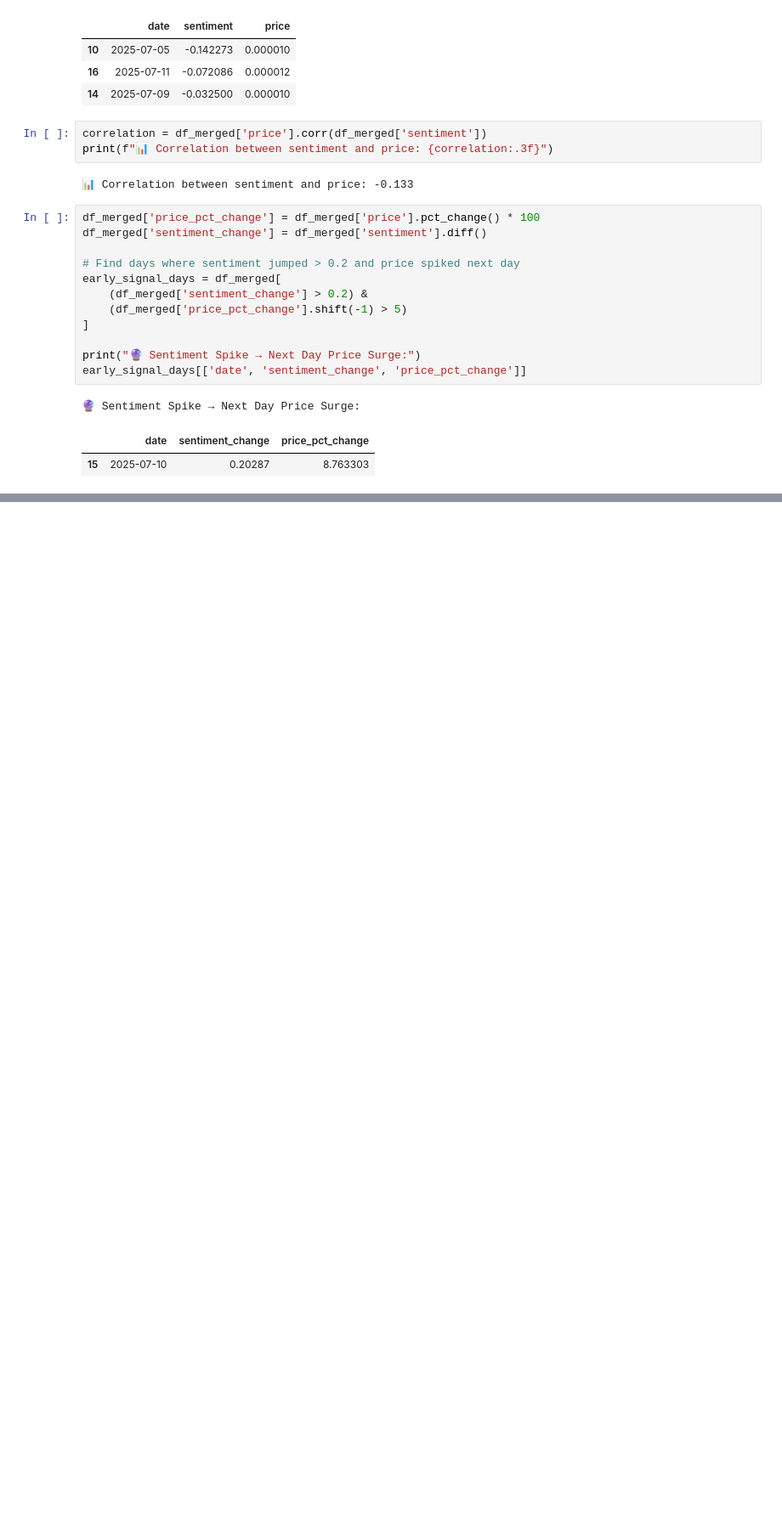
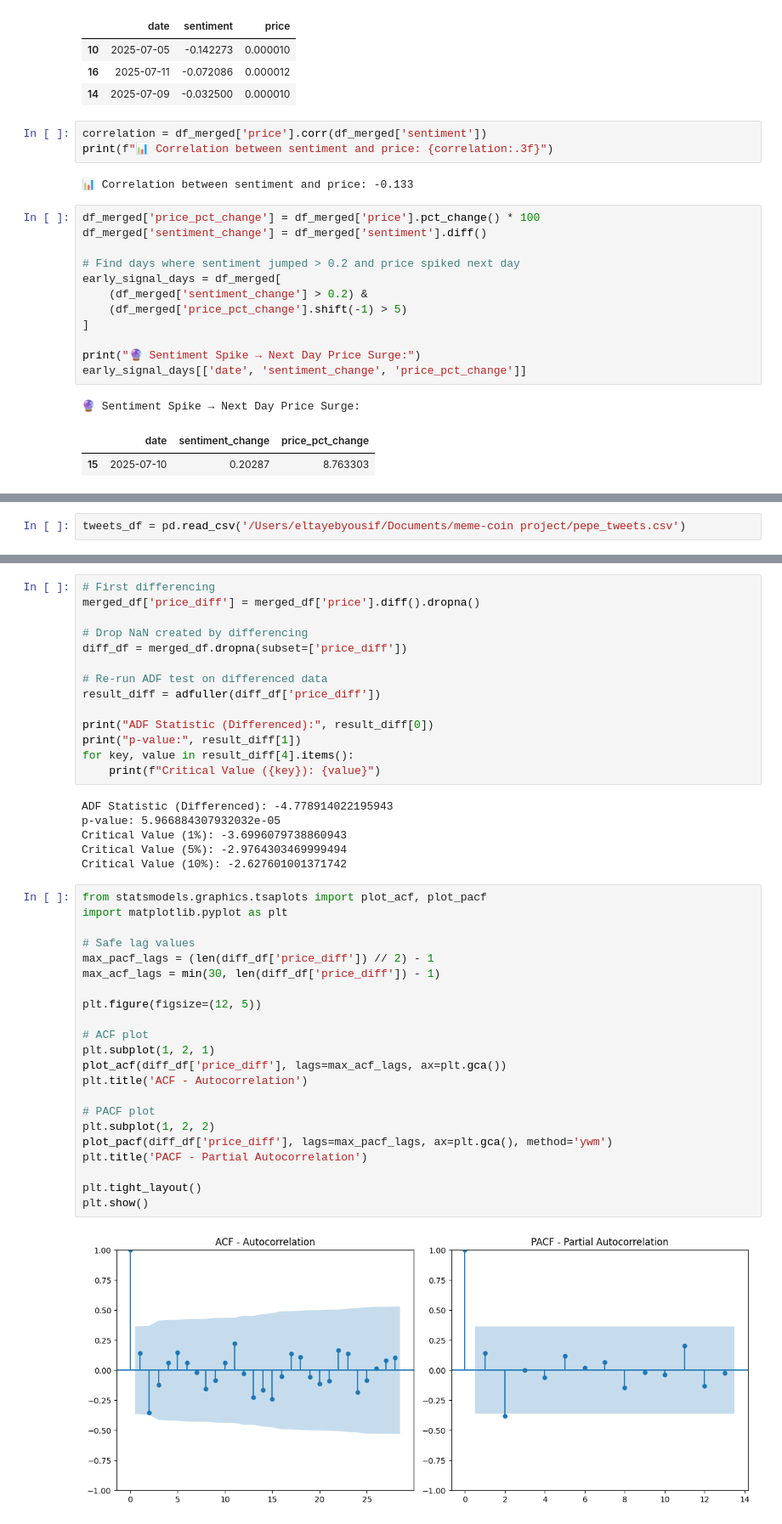
Before and after one commit to eayousif1/meme-coin-analysis, a Jupyter notebook: notebooks/pepe_price_chart.ipynb.ipynb, the cells around one changed output, grey strips where cells are left out. Shown at 85% size. Saved outputs shown, nothing was run; the diff lists cells and outputs as text; blank space fills up the shorter version.

```diff
--- a/notebooks/pepe_price_chart.ipynb.ipynb
+++ b/notebooks/pepe_price_chart.ipynb.ipynb
@@ -241,0 +331,2 @@ early_signal_days[['date', 'sentiment_change', 'price_pct_change']]
+# %%
+tweets_df = pd.read_csv('/Users/eltayebyousif/Documents/meme-coin project/pepe_tweets.csv')
@@ -241,0 +490,44 @@ early_signal_days[['date', 'sentiment_change', 'price_pct_change']]
+# %%
+# First differencing
+merged_df['price_diff'] = merged_df['price'].diff().dropna()
+
+# Drop NaN created by differencing
+diff_df = merged_df.dropna(subset=['price_diff'])
+
+# Re-run ADF test on differenced data
+result_diff = adfuller(diff_df['price_diff'])
+
+print("ADF Statistic (Differenced):", result_diff[0])
+print("p-value:", result_diff[1])
+for key, value in result_diff[4].items():
+    print(f"Critical Value ({key}): {value}")
+# %% [output]
+ADF Statistic (Differenced): -4.778914022195943
+p-value: 5.966884307932032e-05
+Critical Value (1%): -3.6996079738860943
+Critical Value (5%): -2.9764303469999494
+Critical Value (10%): -2.627601001371742
+# %%
+from statsmodels.graphics.tsaplots import plot_acf, plot_pacf
+import matplotlib.pyplot as plt
+
+# Safe lag values
+max_pacf_lags = (len(diff_df['price_diff']) // 2) - 1
+max_acf_lags = min(30, len(diff_df['price_diff']) - 1)
+
+plt.figure(figsize=(12, 5))
+
+# ACF plot
+plt.subplot(1, 2, 1)
+plot_acf(diff_df['price_diff'], lags=max_acf_lags, ax=plt.gca())
+plt.title('ACF - Autocorrelation')
+
+# PACF plot
+plt.subplot(1, 2, 2)
+plot_pacf(diff_df['price_diff'], lags=max_pacf_lags, ax=plt.gca(), method='ywm')
+plt.title('PACF - Partial Autocorrelation')
+
+plt.tight_layout()
+plt.show()
+# %% [output]
+[figure, added]
```
Also changed, not shown: parts of 53 cells of this notebook, 10 other files.
